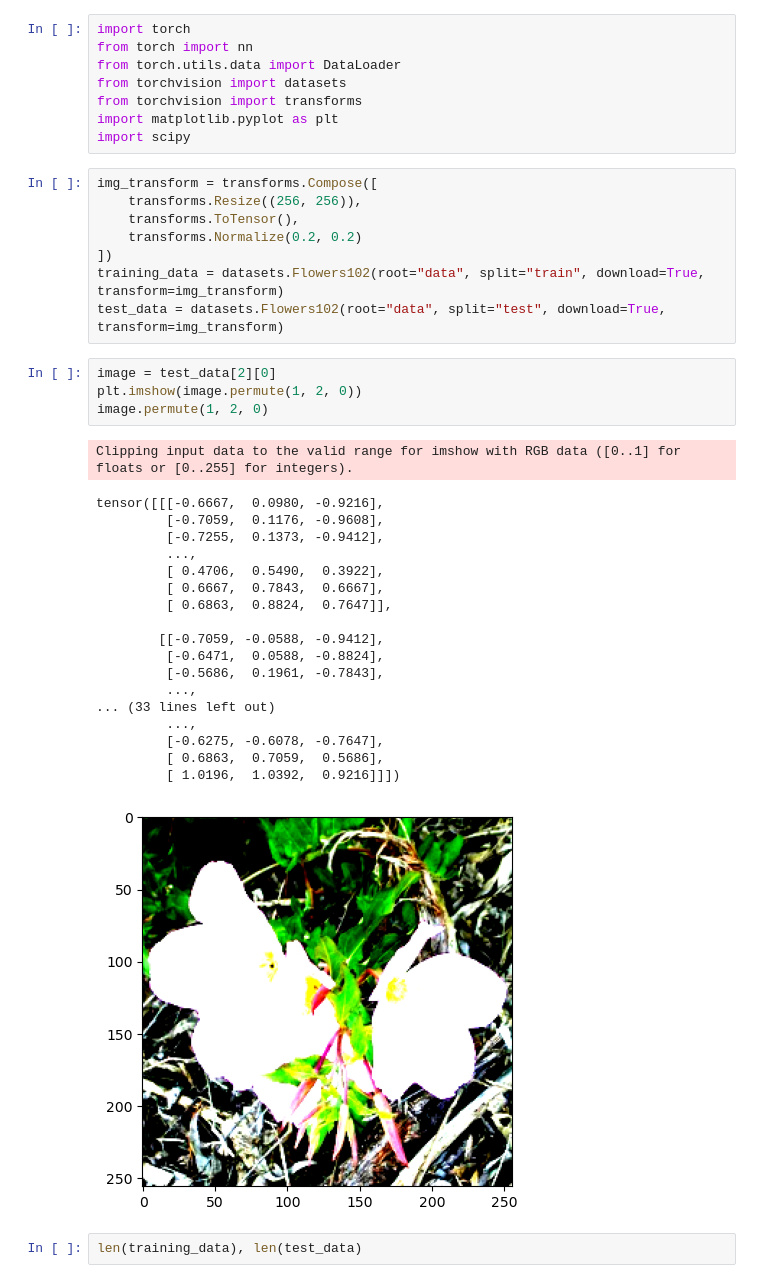
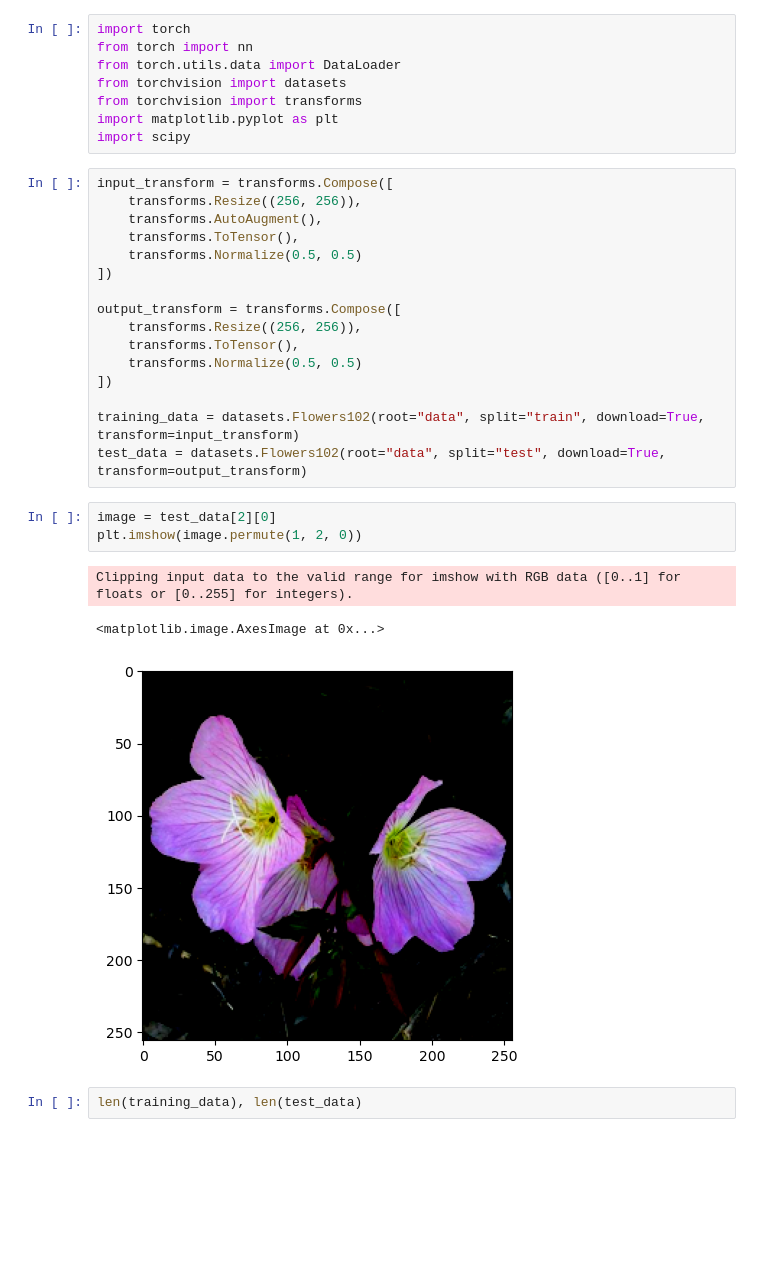
Before and after one commit to JMM889901/int2, a Jupyter notebook: flowers_model.ipynb, the cells around one changed output. Drawn from its saved outputs; the diff is of its cells as text; blank space fills up the shorter version.

Commit message:
15-20% accuracy AdaGrad AutoAugment 2 Conv2d Layers 2 Linear Layers

```diff
--- a/flowers_model.ipynb
+++ b/flowers_model.ipynb
@@ -7,37 +7,28 @@ from torchvision import transforms
 import matplotlib.pyplot as plt
 import scipy
 # %%
-img_transform = transforms.Compose([
+input_transform = transforms.Compose([
+    transforms.Resize((256, 256)),
+    transforms.AutoAugment(),
+    transforms.ToTensor(),
+    transforms.Normalize(0.5, 0.5)
+])
+
+output_transform = transforms.Compose([
     transforms.Resize((256, 256)),
     transforms.ToTensor(),
-    transforms.Normalize(0.2, 0.2)
+    transforms.Normalize(0.5, 0.5)
 ])
-training_data = datasets.Flowers102(root="data", split="train", download=True, transform=img_transform)
-test_data = datasets.Flowers102(root="data", split="test", download=True, transform=img_transform)
+
+training_data = datasets.Flowers102(root="data", split="train", download=True, transform=input_transform)
+test_data = datasets.Flowers102(root="data", split="test", download=True, transform=output_transform)
 # %%
 image = test_data[2][0]
 plt.imshow(image.permute(1, 2, 0))
-image.permute(1, 2, 0)
 # %% [output]
 Clipping input data to the valid range for imshow with RGB data ([0..1] for floats or [0..255] for integers).
-tensor([[[-0.6667,  0.0980, -0.9216],
-         [-0.7059,  0.1176, -0.9608],
-         [-0.7255,  0.1373, -0.9412],
-         ...,
-         [ 0.4706,  0.5490,  0.3922],
-         [ 0.6667,  0.7843,  0.6667],
-         [ 0.6863,  0.8824,  0.7647]],
-
-        [[-0.7059, -0.0588, -0.9412],
-         [-0.6471,  0.0588, -0.8824],
-         [-0.5686,  0.1961, -0.7843],
-         ...,
-... (33 lines left out)
-         ...,
-         [-0.6275, -0.6078, -0.7647],
-         [ 0.6863,  0.7059,  0.5686],
-         [ 1.0196,  1.0392,  0.9216]]])
+<matplotlib.image.AxesImage at 0x...>
-[figure, old version]
+[figure, new version]
 # %%
 len(training_data), len(test_data)
 # %% [output]
```
Also changed, not shown: parts of 5 cells of this notebook.
